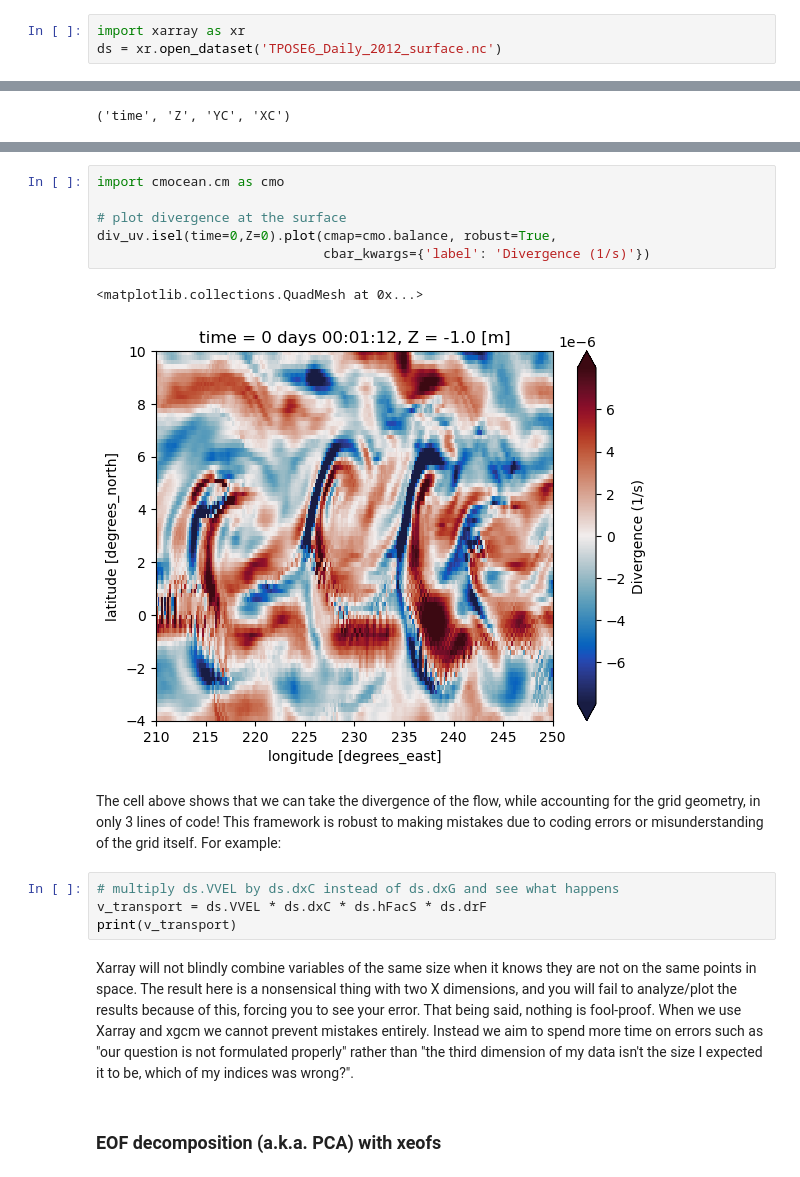
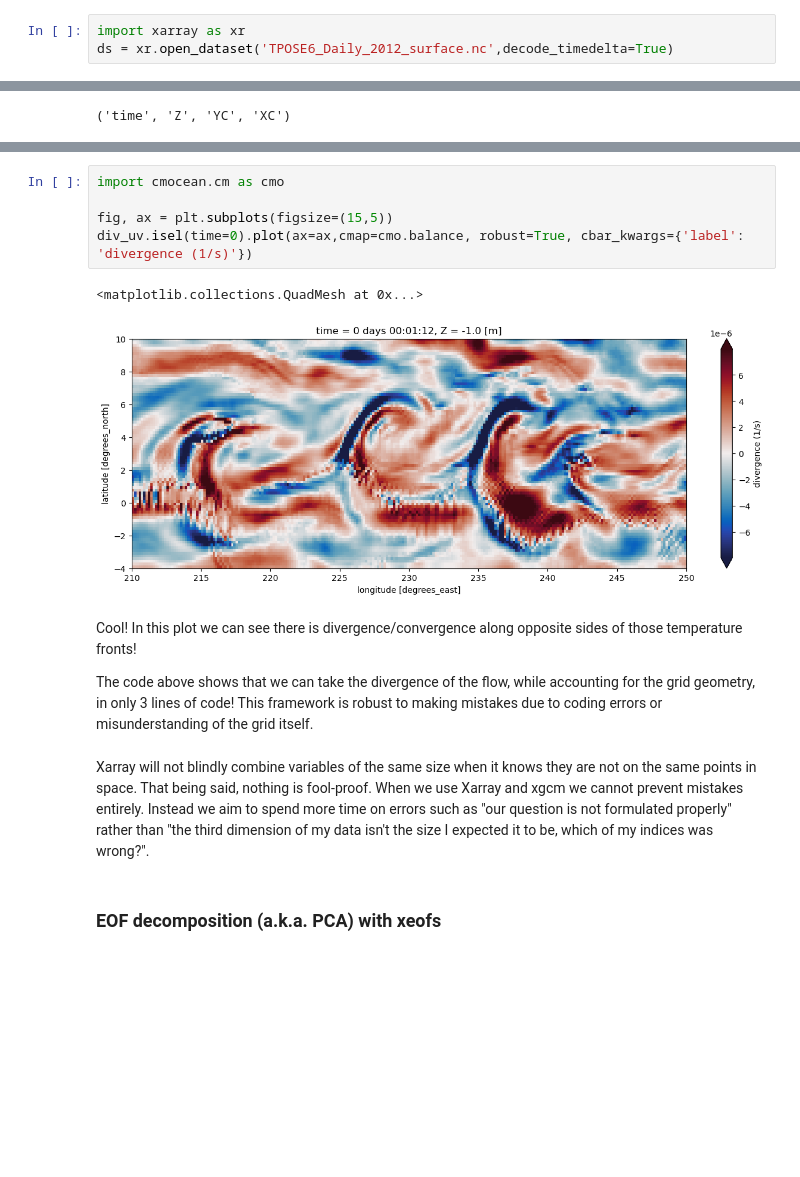
Before and after one commit to eldavenport/SIO-PythonEarthScience, a Jupyter notebook: docs/in_workshop/python_earth_science/xarray.ipynb, the cells around one changed output, grey strips where cells are left out. Drawn from its saved outputs; the diff is of its cells as text; blank space fills up the shorter version.

Commit message:
updating xgcm tutorial

```diff
--- a/docs/in_workshop/python_earth_science/xarray.ipynb
+++ b/docs/in_workshop/python_earth_science/xarray.ipynb
@@ -255,3 +255,3 @@ Let's look at a more interesting and realistic example:
 # %%
 import xarray as xr
-ds = xr.open_dataset('TPOSE6_Daily_2012_surface.nc')
+ds = xr.open_dataset('TPOSE6_Daily_2012_surface.nc',decode_timedelta=True)
@@ -360,20 +408,17 @@ display(div_uv.dims)
 # %%
 import cmocean.cm as cmo
 
-# plot divergence at the surface
-div_uv.isel(time=0,Z=0).plot(cmap=cmo.balance, robust=True,
-                             cbar_kwargs={'label': 'Divergence (1/s)'})
+fig, ax = plt.subplots(figsize=(15,5))
+div_uv.isel(time=0).plot(ax=ax,cmap=cmo.balance, robust=True, cbar_kwargs={'label': 'divergence (1/s)'})
 # %% [output]
 <matplotlib.collections.QuadMesh at 0x...>
-[figure, old version]
+[figure, new version]
 # %% [markdown]
-The cell above shows that we can take the divergence of the flow, while accounting for the grid geometry, in only 3 lines of code! This framework is robust to making mistakes due to coding errors or misunderstanding of the grid itself. For example:
+Cool! In this plot we can see there is divergence/convergence along opposite sides of those temperature fronts!
+
+The code above shows that we can take the divergence of the flow, while accounting for the grid geometry, in only 3 lines of code! This framework is robust to making mistakes due to coding errors or misunderstanding of the grid itself.
-# %%
-# multiply ds.VVEL by ds.dxC instead of ds.dxG and see what happens
-v_transport = ds.VVEL * ds.dxC * ds.hFacS * ds.drF
-print(v_transport)
 # %% [markdown]
-Xarray will not blindly combine variables of the same size when it knows they are not on the same points in space. The result here is a nonsensical thing with two X dimensions, and you will fail to analyze/plot the results because of this, forcing you to see your error. That being said, nothing is fool-proof. When we use Xarray and xgcm we cannot prevent mistakes entirely. Instead we aim to spend more time on errors such as "our question is not formulated properly" rather than "the third dimension of my data isn't the size I expected it to be, which of my indices was wrong?".
+Xarray will not blindly combine variables of the same size when it knows they are not on the same points in space. That being said, nothing is fool-proof. When we use Xarray and xgcm we cannot prevent mistakes entirely. Instead we aim to spend more time on errors such as "our question is not formulated properly" rather than "the third dimension of my data isn't the size I expected it to be, which of my indices was wrong?".
 # %% [markdown]
 ### EOF decomposition (a.k.a. PCA) with xeofs
 # %% [markdown]
```
Also changed, not shown: parts of 31 cells of this notebook.
